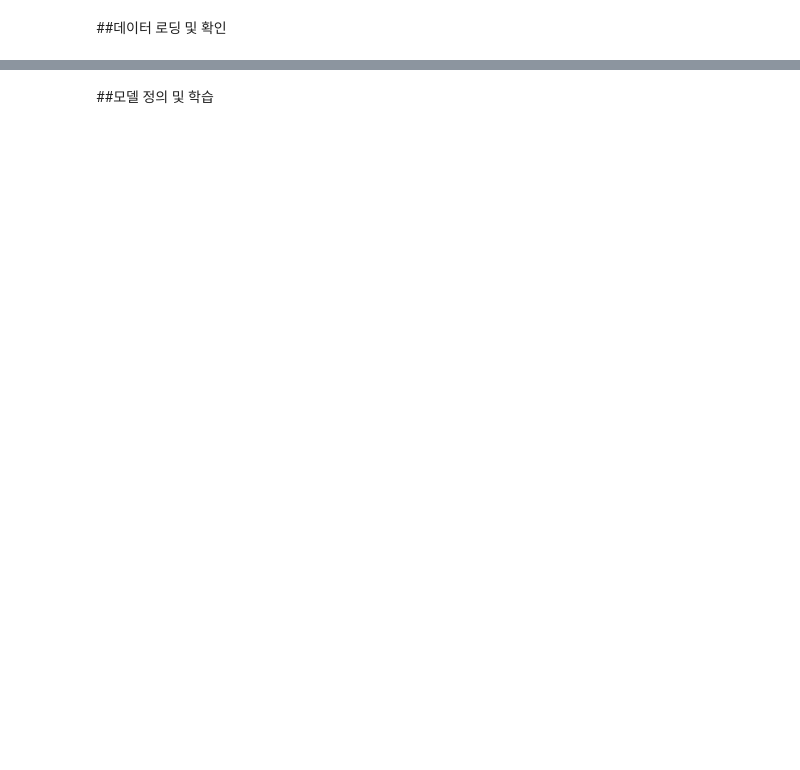
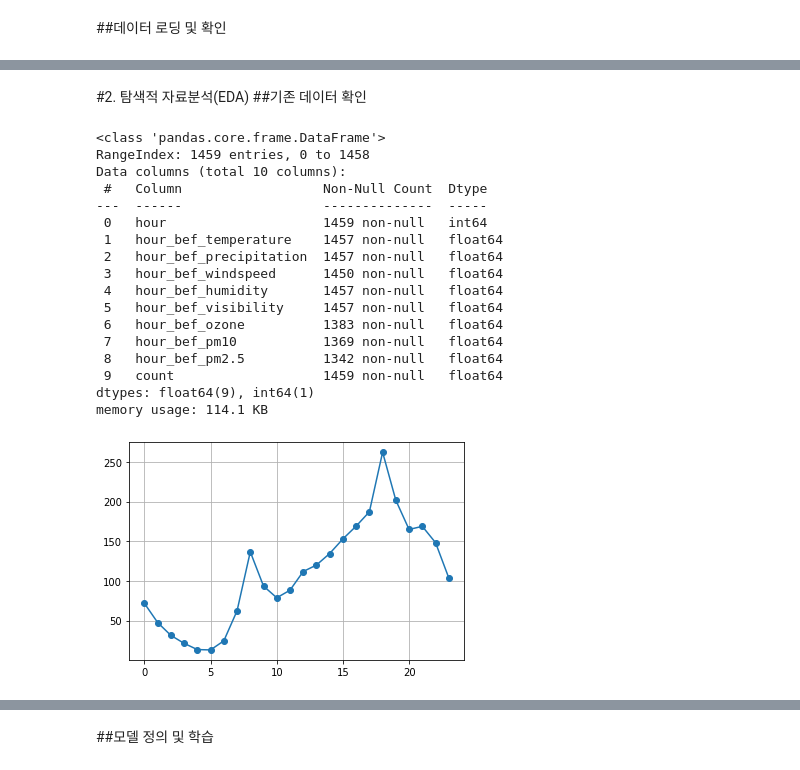
Before and after one commit to hoohahaBIGHEAD/AI, a Jupyter notebook: 따릉이_대여수_예측.ipynb, the cells around one changed output, grey strips where cells are left out. Cells and saved outputs as stored; diff of their text form; code cells hidden in the pictures; blank space fills up the shorter version.

```diff
--- a/따릉이_대여수_예측.ipynb
+++ b/따릉이_대여수_예측.ipynb
@@ -54,0 +299,33 @@ test.fillna(0,inplace = True)
+# %% [markdown]
+#2. 탐색적 자료분석(EDA)
+##기존 데이터 확인
+# %%
+import matplotlib.pyplot as plt
+
+bike_data.isna().sum()
+bike_data.info()
+#bike_data.groupby('hour').mean()['hour_bef_windspeed'].plot()
+#bike_data[bike_data['hour_bef_temperature'].isna()]
+# hour 기준으로 평균을 내고 카운트를 출력
+#bike_data.groupby('hour').mean()['count'].plot()
+plt.plot(bike_data.groupby('hour').mean()['count'], 'o-')
+plt.grid()
+# %% [output]
+<class 'pandas.core.frame.DataFrame'>
+RangeIndex: 1459 entries, 0 to 1458
+Data columns (total 10 columns):
+ #   Column                  Non-Null Count  Dtype
+---  ------                  --------------  -----
+ 0   hour                    1459 non-null   int64
+ 1   hour_bef_temperature    1457 non-null   float64
+ 2   hour_bef_precipitation  1457 non-null   float64
+ 3   hour_bef_windspeed      1450 non-null   float64
+ 4   hour_bef_humidity       1457 non-null   float64
+ 5   hour_bef_visibility     1457 non-null   float64
+ 6   hour_bef_ozone          1383 non-null   float64
+ 7   hour_bef_pm10           1369 non-null   float64
+ 8   hour_bef_pm2.5          1342 non-null   float64
+ 9   count                   1459 non-null   float64
+dtypes: float64(9), int64(1)
+memory usage: 114.1 KB
+[figure, added]
```
Also changed, not shown: parts of 49 cells of this notebook.
